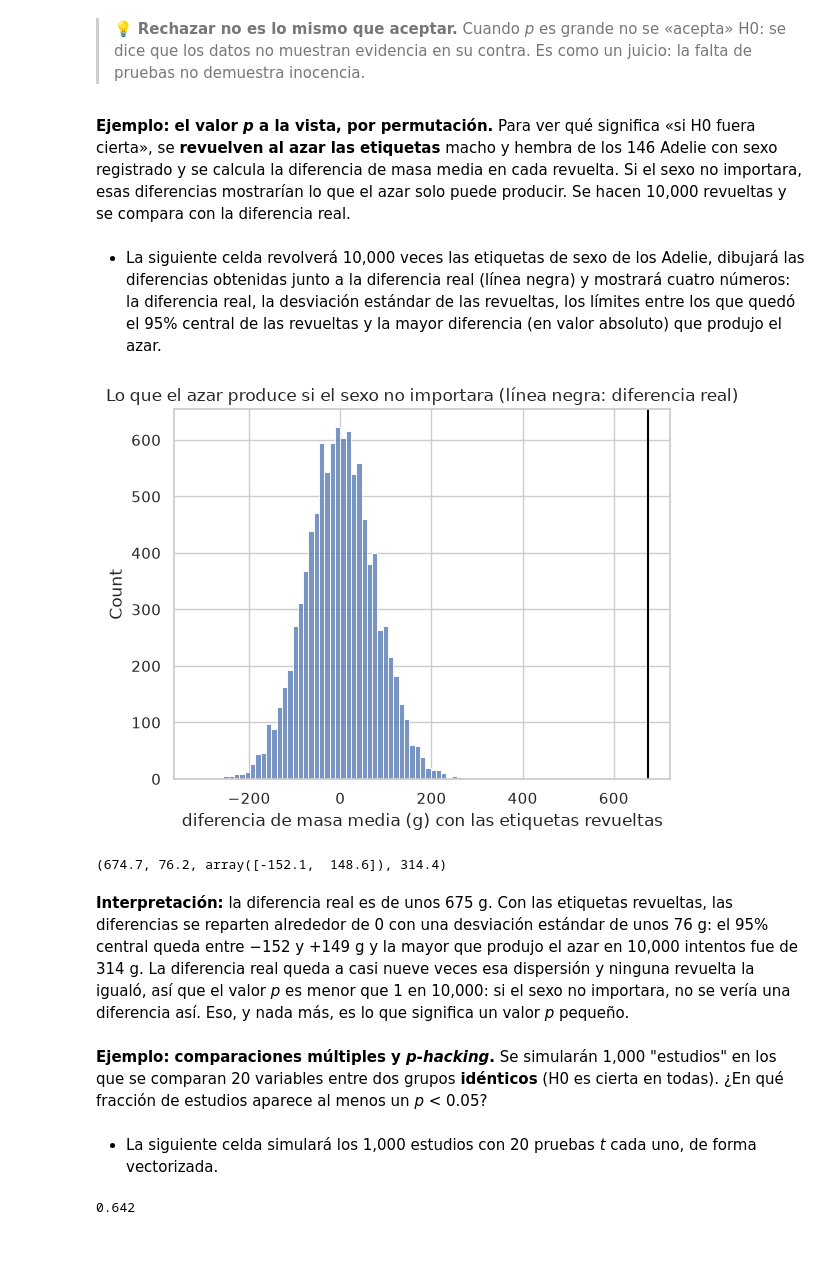
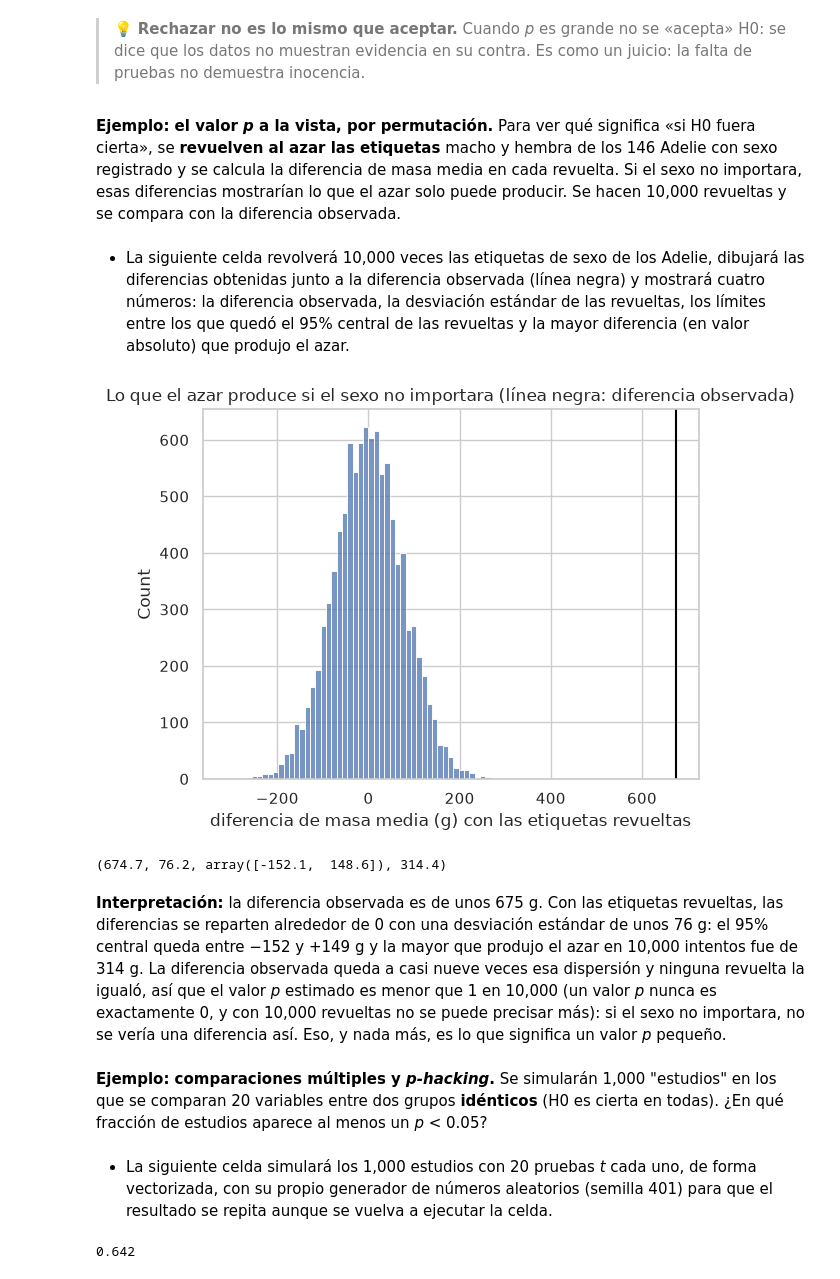
Before and after one commit to PythonistaMX/py401, a Jupyter notebook: soluciones/19_logica_del_contraste_soluciones.ipynb, the cells around one changed output. Cells and saved outputs as stored; diff of their text form; code cells hidden in the pictures; blank space fills up the shorter version.

Commit message:
Notebook 19: corregir el cierre sin reto inexistente, precisar Holm/Bonferroni, independencia y valor p uniforme, usar 'diferencia observada' y un generador propio en la simulación de p-hacking

```diff
--- a/soluciones/19_logica_del_contraste_soluciones.ipynb
+++ b/soluciones/19_logica_del_contraste_soluciones.ipynb
@@ -110,35 +110,35 @@ Si H0 es cierta, el valor *p* puede salir con igual probabilidad en cualquier pu
 # %% [markdown]
 > 💡 **Rechazar no es lo mismo que aceptar.** Cuando *p* es grande no se «acepta» H0: se dice que los datos no muestran evidencia en su contra. Es como un juicio: la falta de pruebas no demuestra inocencia.
 # %% [markdown]
-**Ejemplo: el valor *p* a la vista, por permutación.** Para ver qué significa «si H0 fuera cierta», se **revuelven al azar las etiquetas** macho y hembra de los 146 Adelie con sexo registrado y se calcula la diferencia de masa media en cada revuelta. Si el sexo no importara, esas diferencias mostrarían lo que el azar solo puede producir. Se hacen 10,000 revueltas y se compara con la diferencia real.
+**Ejemplo: el valor *p* a la vista, por permutación.** Para ver qué significa «si H0 fuera cierta», se **revuelven al azar las etiquetas** macho y hembra de los 146 Adelie con sexo registrado y se calcula la diferencia de masa media en cada revuelta. Si el sexo no importara, esas diferencias mostrarían lo que el azar solo puede producir. Se hacen 10,000 revueltas y se compara con la diferencia observada.
 # %% [markdown]
-* La siguiente celda revolverá 10,000 veces las etiquetas de sexo de los Adelie, dibujará las diferencias obtenidas junto a la diferencia real (línea negra) y mostrará cuatro números: la diferencia real, la desviación estándar de las revueltas, los límites entre los que quedó el 95% central de las revueltas y la mayor diferencia (en valor absoluto) que produjo el azar.
+* La siguiente celda revolverá 10,000 veces las etiquetas de sexo de los Adelie, dibujará las diferencias obtenidas junto a la diferencia observada (línea negra) y mostrará cuatro números: la diferencia observada, la desviación estándar de las revueltas, los límites entre los que quedó el 95% central de las revueltas y la mayor diferencia (en valor absoluto) que produjo el azar.
 # %%
 adelie = pinguinos[pinguinos["species"] == "Adelie"].dropna(subset=["body_mass_g", "sex"])
 masa_adelie = adelie["body_mass_g"].to_numpy()
 es_macho = (adelie["sex"] == "Male").to_numpy()
-diferencia_real = masa_adelie[es_macho].mean() - masa_adelie[~es_macho].mean()
+diferencia_observada = masa_adelie[es_macho].mean() - masa_adelie[~es_macho].mean()
 
 generador_permutacion = np.random.default_rng(401)
 diferencias_revueltas = np.empty(10_000)
 for i in range(10_000):
     revuelto = generador_permutacion.permutation(es_macho)
     diferencias_revueltas[i] = masa_adelie[revuelto].mean() - masa_adelie[~revuelto].mean()
 
 ax = sns.histplot(diferencias_revueltas, bins=50)
-ax.axvline(diferencia_real, color="black")
+ax.axvline(diferencia_observada, color="black")
 ax.set(xlabel="diferencia de masa media (g) con las etiquetas revueltas",
-       title="Lo que el azar produce si el sexo no importara (línea negra: diferencia real)")
+       title="Lo que el azar produce si el sexo no importara (línea negra: diferencia observada)")
 plt.show()
-(round(float(diferencia_real), 1), round(float(diferencias_revueltas.std(ddof=1)), 1),
+(round(float(diferencia_observada), 1), round(float(diferencias_revueltas.std(ddof=1)), 1),
  np.percentile(diferencias_revueltas, [2.5, 97.5]).round(1), round(float(np.abs(diferencias_revueltas).max()), 1))
 # %% [output]
-[figure, old version]
+[figure, new version]
 (674.7, 76.2, array([-152.1,  148.6]), 314.4)
 # %% [markdown]
-**Interpretación:** la diferencia real es de unos 675 g. Con las etiquetas revueltas, las diferencias se reparten alrededor de 0 con una desviación estándar de unos 76 g: el 95% central queda entre −152 y +149 g y la mayor que produjo el azar en 10,000 intentos fue de 314 g. La diferencia real queda a casi nueve veces esa dispersión y ninguna revuelta la igualó, así que el valor *p* es menor que 1 en 10,000: si el sexo no importara, no se vería una diferencia así. Eso, y nada más, es lo que significa un valor *p* pequeño.
+**Interpretación:** la diferencia observada es de unos 675 g. Con las etiquetas revueltas, las diferencias se reparten alrededor de 0 con una desviación estándar de unos 76 g: el 95% central queda entre −152 y +149 g y la mayor que produjo el azar en 10,000 intentos fue de 314 g. La diferencia observada queda a casi nueve veces esa dispersión y ninguna revuelta la igualó, así que el valor *p* estimado es menor que 1 en 10,000 (un valor *p* nunca es exactamente 0, y con 10,000 revueltas no se puede precisar más): si el sexo no importara, no se vería una diferencia así. Eso, y nada más, es lo que significa un valor *p* pequeño.
 # %% [markdown]
 **Ejemplo: comparaciones múltiples y *p-hacking*.** Se simularán 1,000 "estudios" en los que se comparan 20 variables entre dos grupos **idénticos** (H0 es cierta en todas). ¿En qué fracción de estudios aparece al menos un *p* < 0.05?
 # %% [markdown]
-* La siguiente celda simulará los 1,000 estudios con 20 pruebas *t* cada uno, de forma vectorizada.
+* La siguiente celda simulará los 1,000 estudios con 20 pruebas *t* cada uno, de forma vectorizada, con su propio generador de números aleatorios (semilla 401) para que el resultado se repita aunque se vuelva a ejecutar la celda.
 # %%
```
Also changed, not shown: parts of 7 cells of this notebook, 1 other file.
